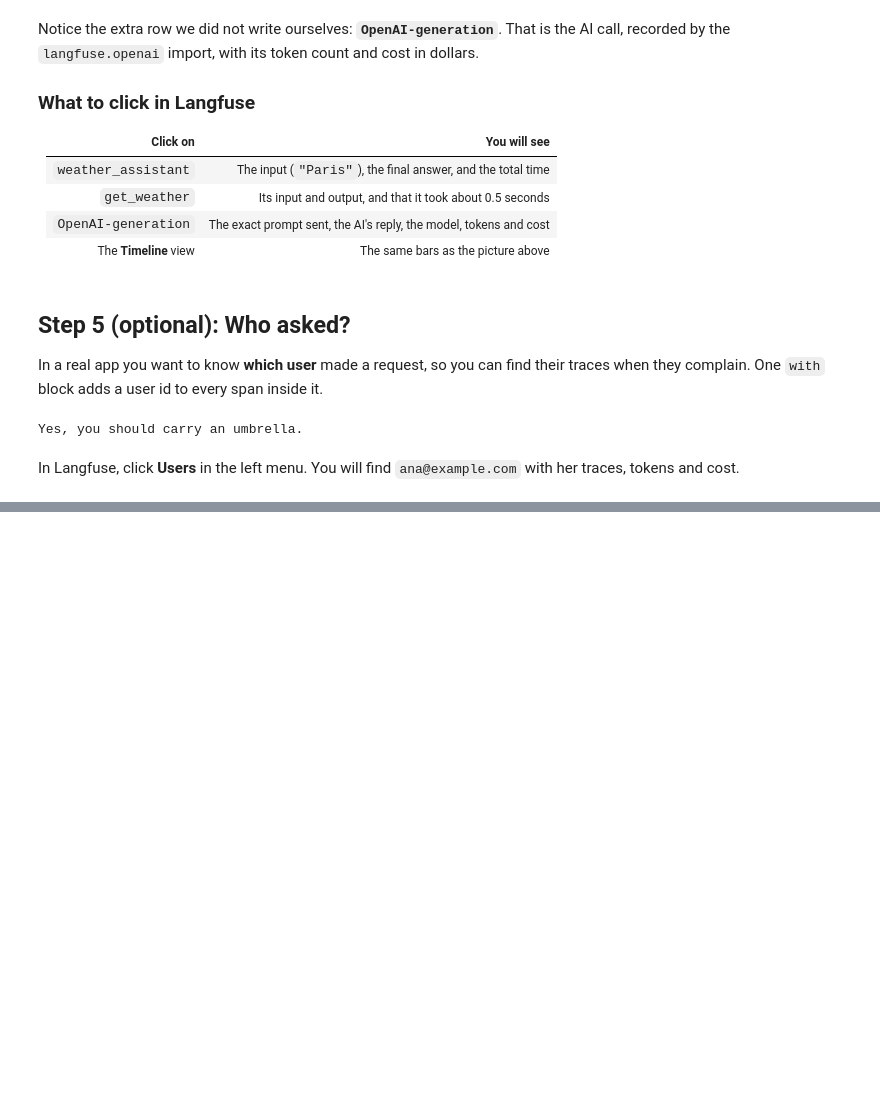
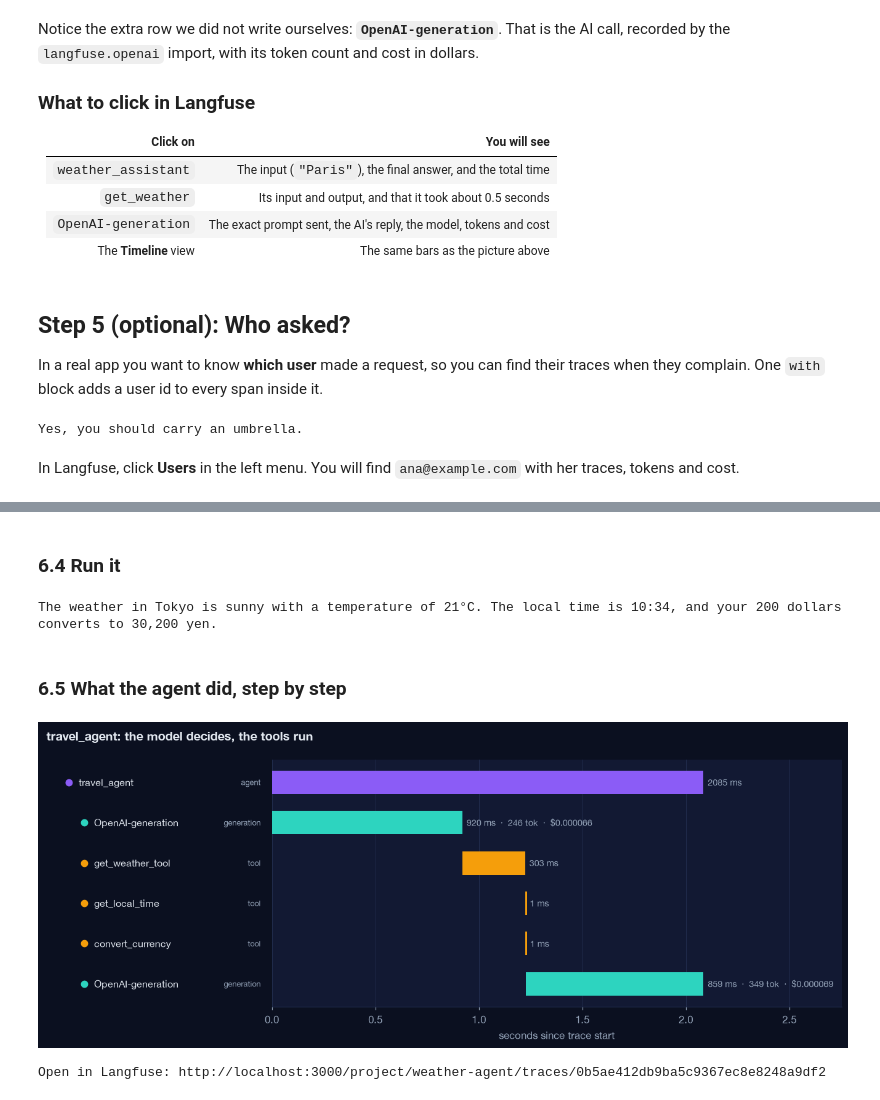
Before and after one commit to fnusatvik07/ai-observability-lab, a Jupyter notebook: notebooks/02_langfuse.ipynb, the cells around one changed output, grey strips where cells are left out. Drawn from its saved outputs; the diff is of its cells as text; code cells hidden in the pictures; blank space fills up the shorter version.

```diff
--- a/notebooks/02_langfuse.ipynb
+++ b/notebooks/02_langfuse.ipynb
@@ -208,0 +324,19 @@ In Langfuse, click **Users** in the left menu. You will find `ana@example.com` w
+# %% [markdown]
+### 6.4 Run it
+# %%
+with propagate_attributes(user_id="ana@example.com", tags=["agent"]):
+    answer = travel_agent("I land in Tokyo with 200 dollars. What's the weather, what time is it there, and how many yen is that?")
+print(answer)
+langfuse.flush()
+# %% [output]
+The weather in Tokyo is sunny with a temperature of 21°C. The local time is 10:34, and your 200 dollars converts to 30,200 yen.
+# %% [markdown]
+### 6.5 What the agent did, step by step
+# %%
+time.sleep(3)
+agent_trace = lab.langfuse_observations(limit=5, name="travel_agent").sort_values("startTime")["traceId"].iloc[-1]
+agent_obs = lab.show_trace(agent_trace, "travel_agent: the model decides, the tools run")
+print("Open in Langfuse:", langfuse.get_trace_url(trace_id=agent_trace))
+# %% [output]
+[figure, added]
+Open in Langfuse: http://localhost:3000/project/weather-agent/traces/0b5ae412db9ba5c9367ec8e8248a9df2
```
Also changed, not shown: parts of 11 cells of this notebook, 37 other files.
